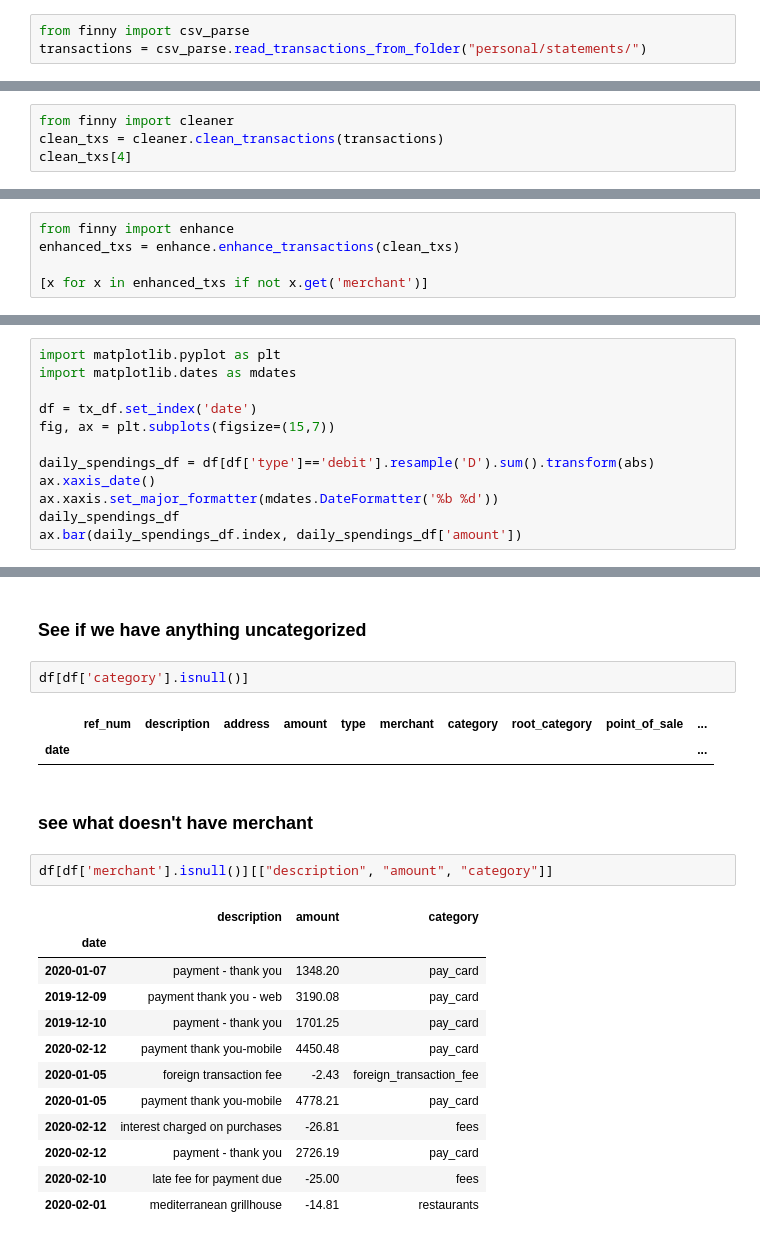
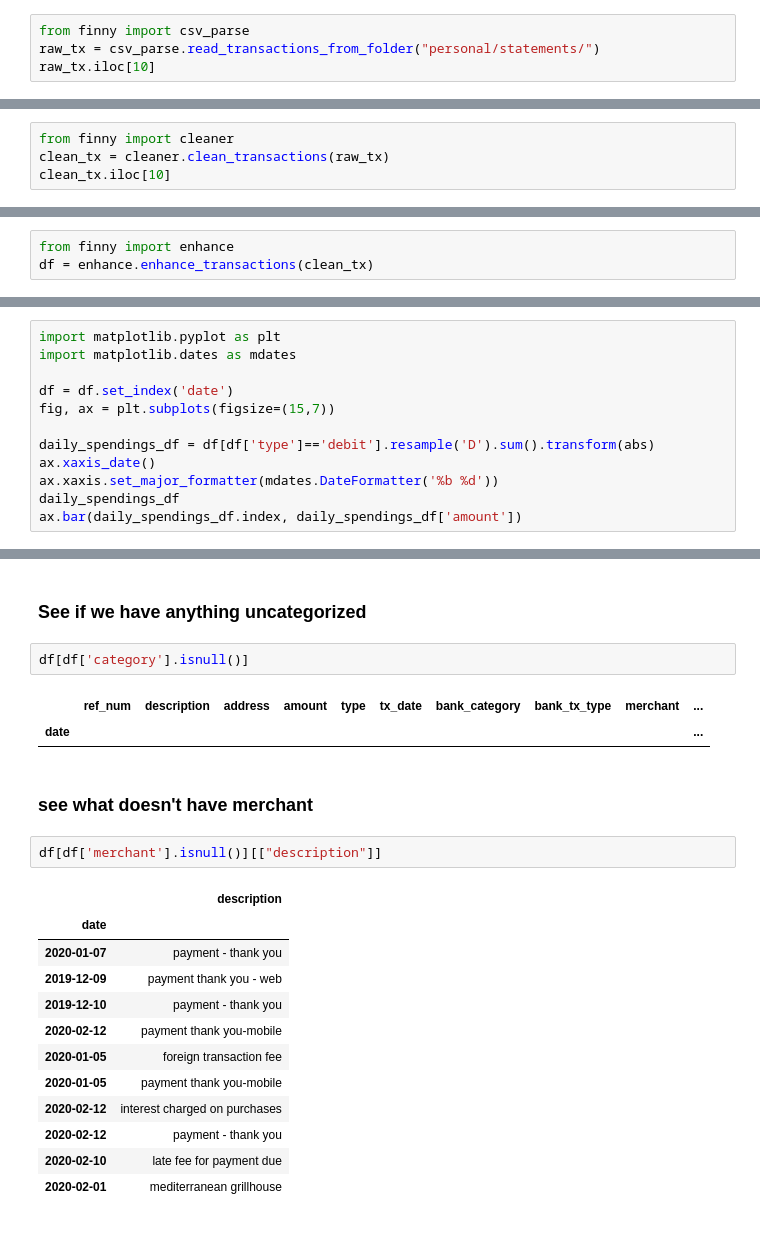
Before and after one commit to romaninozemtsev/personal_finance, a Jupyter notebook: parse_folder.ipynb, the cells around one changed output, grey strips where cells are left out. Cells and saved outputs as stored; diff of their text form.

Commit message:
update folder notebook to use pandas

```diff
--- a/parse_folder.ipynb
+++ b/parse_folder.ipynb
@@ -1,3 +1,4 @@
 # %%
 from finny import csv_parse
-transactions = csv_parse.read_transactions_from_folder("personal/statements/")
+raw_tx = csv_parse.read_transactions_from_folder("personal/statements/")
+raw_tx.iloc[10]
@@ -4,5 +29,5 @@ transactions = csv_parse.read_transactions_from_folder("personal/statements/")
 # %%
 from finny import cleaner
-clean_txs = cleaner.clean_transactions(transactions)
-clean_txs[4]
+clean_tx = cleaner.clean_transactions(raw_tx)
+clean_tx.iloc[10]
 # %% [output]
@@ -15,5 +44,3 @@ clean_txs[4]
 # %%
 from finny import enhance
-enhanced_txs = enhance.enhance_transactions(clean_txs)
-
-[x for x in enhanced_txs if not x.get('merchant')]
+df = enhance.enhance_transactions(clean_tx)
@@ -43,7 +64,7 @@ tx_df = pd.DataFrame(enhanced_txs)
 import matplotlib.pyplot as plt
 import matplotlib.dates as mdates
 
-df = tx_df.set_index('date')
+df = df.set_index('date')
 fig, ax = plt.subplots(figsize=(15,7))
 
 daily_spendings_df = df[df['type']=='debit'].resample('D').sum().transform(abs)
@@ -130,22 +149,22 @@ fig1.show()
 # %%
 df[df['category'].isnull()]
 # %% [output]
-|  | ref_num | description | address | amount | type | merchant | category | root_category | point_of_sale | ... |
+|  | ref_num | description | address | amount | type | tx_date | bank_category | bank_tx_type | merchant | ... |
 | date |  |  |  |  |  |  |  |  |  | ... |
 # %% [markdown]
 ### see what doesn't have merchant
 # %%
-df[df['merchant'].isnull()][["description", "amount", "category"]]
+df[df['merchant'].isnull()][["description"]]
 # %% [output]
-|  | description | amount | category |
-| date |  |  |  |
-| 2020-01-07 | payment - thank you | 1348.20 | pay_card |
-| 2019-12-09 | payment thank you - web | 3190.08 | pay_card |
-| 2019-12-10 | payment - thank you | 1701.25 | pay_card |
-| 2020-02-12 | payment thank you-mobile | 4450.48 | pay_card |
-| 2020-01-05 | foreign transaction fee | -2.43 | foreign_transaction_fee |
-| 2020-01-05 | payment thank you-mobile | 4778.21 | pay_card |
-| 2020-02-12 | interest charged on purchases | -26.81 | fees |
-| 2020-02-12 | payment - thank you | 2726.19 | pay_card |
-| 2020-02-10 | late fee for payment due | -25.00 | fees |
-| 2020-02-01 | mediterranean grillhouse | -14.81 | restaurants |
+|  | description |
+| date |  |
+| 2020-01-07 | payment - thank you |
+| 2019-12-09 | payment thank you - web |
+| 2019-12-10 | payment - thank you |
+| 2020-02-12 | payment thank you-mobile |
+| 2020-01-05 | foreign transaction fee |
+| 2020-01-05 | payment thank you-mobile |
+| 2020-02-12 | interest charged on purchases |
+| 2020-02-12 | payment - thank you |
+| 2020-02-10 | late fee for payment due |
+| 2020-02-01 | mediterranean grillhouse |
```
Also changed, not shown: parts of 9 cells of this notebook, 1 other file.
